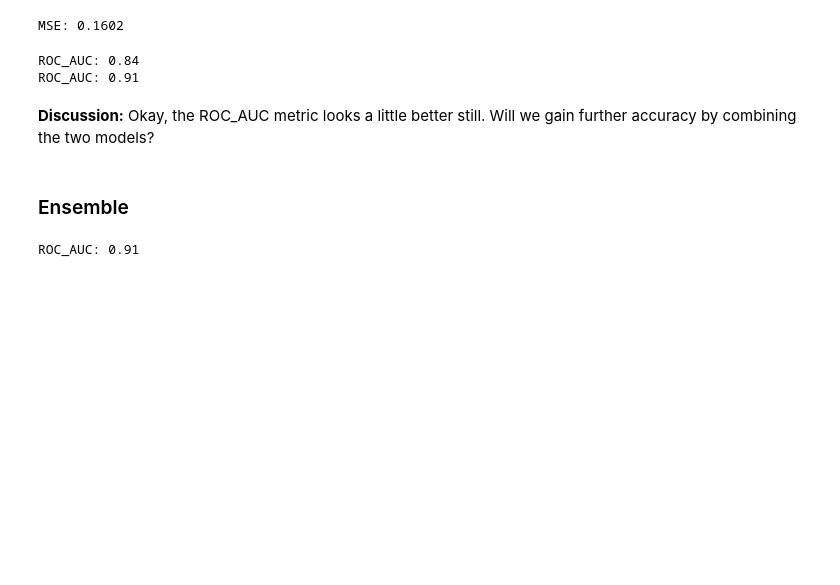
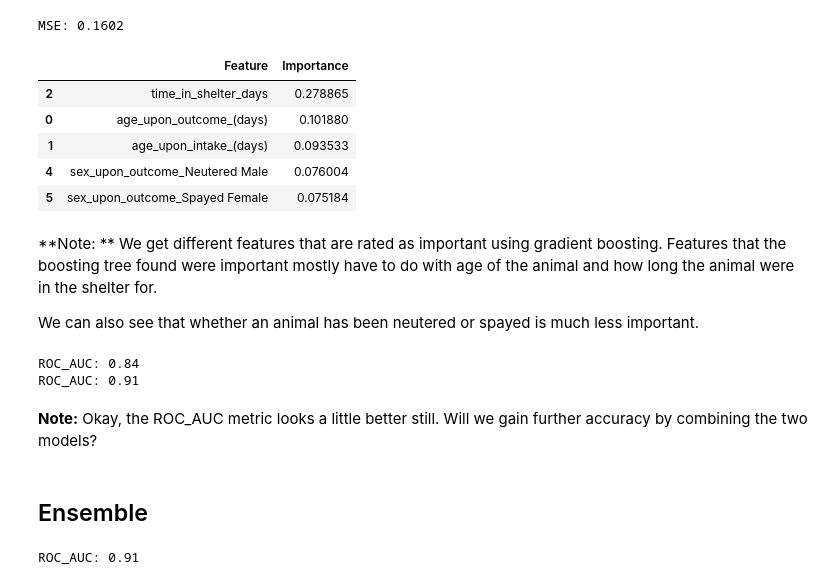
Before and after one commit to CherylTo/AustinPetAdoption, a Jupyter notebook: AustinPetAdoption-Final.ipynb, the cells around one changed output. Cells and saved outputs as stored; diff of their text form; code cells hidden in the pictures; blank space fills up the shorter version.

```diff
--- a/AustinPetAdoption-Final.ipynb
+++ b/AustinPetAdoption-Final.ipynb
@@ -606,6 +605,20 @@ MSE: 0.1602
 # %%
 pred_gb = clf.predict(X_test)
 pred_proba_gb = clf.predict_proba(X_test)
+# %%
+pd.DataFrame({"Feature": X_train.columns,
+              "Importance": clf.feature_importances_}).sort_values(by = 'Importance', ascending=False)[:5]
+# %% [output]
+|  | Feature | Importance |
+| 2 | time_in_shelter_days | 0.278865 |
+| 0 | age_upon_outcome_(days) | 0.101880 |
+| 1 | age_upon_intake_(days) | 0.093533 |
+| 4 | sex_upon_outcome_Neutered Male | 0.076004 |
+| 5 | sex_upon_outcome_Spayed Female | 0.075184 |
+# %% [markdown]
+**Note: ** We get different features that are rated as important using gradient boosting. Features that the boosting tree found were important mostly have to do with age of the animal and how long the animal were in the shelter for.
+
+We can also see that whether an animal has been neutered or spayed is much less important.
 # %%
 print("ROC_AUC: {}".format(round(roc_auc_score(y_test, pred_gb),2)))
 print("ROC_AUC: {}".format(round(roc_auc_score(y_test, pred_proba_gb[:,1]),2)))
@@ -613,10 +626,9 @@ print("ROC_AUC: {}".format(round(roc_auc_score(y_test, pred_proba_gb[:,1]),2)))
 ROC_AUC: 0.84
 ROC_AUC: 0.91
 # %% [markdown]
-**Discussion:** </p>
-Okay, the ROC_AUC metric looks a little better still. Will we gain further accuracy by combining the two models?
+**Note:** Okay, the ROC_AUC metric looks a little better still. Will we gain further accuracy by combining the two models?
 # %% [markdown]
-### Ensemble
+## Ensemble
 # %%
 # Combining Logistic Regression and Gradiant Boosting
 ens = 0.3*pred_proba+0.7*pred_proba_gb
```
Also changed, not shown: parts of 47 cells of this notebook.
